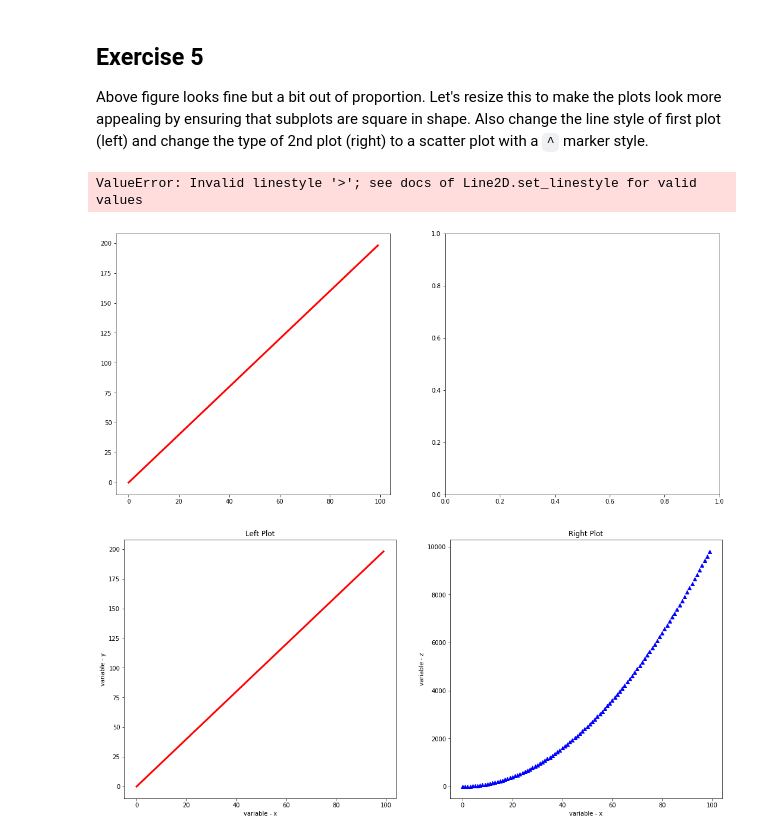
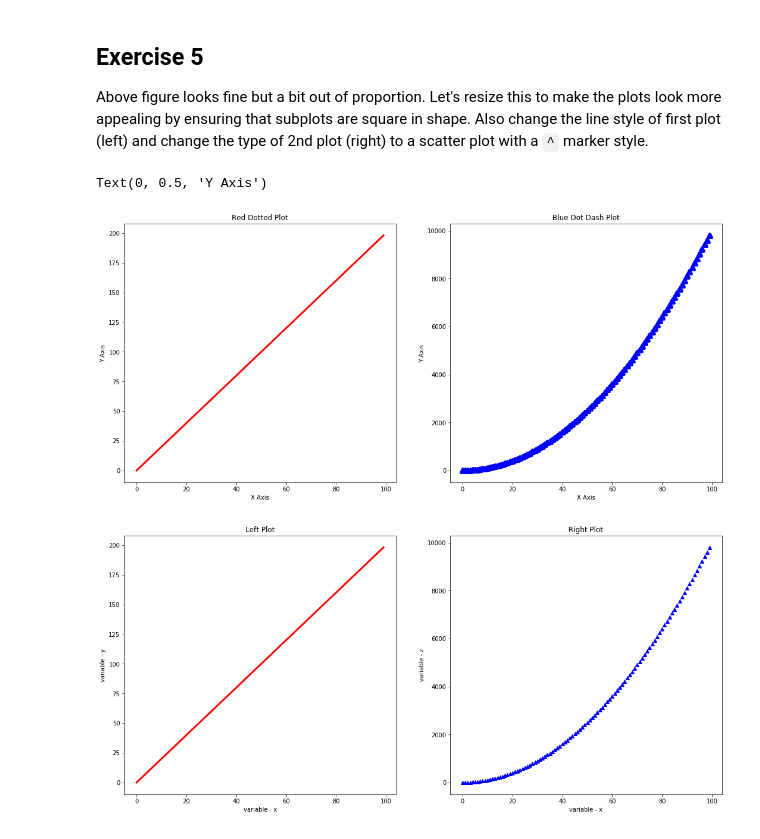
Before and after one commit to dlm6693/dsc-1-03-13-customizing-visualizations-with-matplotlib-lab-nyc-ds-career-031119, a Jupyter notebook: index.ipynb, the cells around one changed output. Saved outputs shown, nothing was run; the diff lists cells and outputs as text; code cells hidden in the pictures.

```diff
--- a/index.ipynb
+++ b/index.ipynb
@@ -161,18 +161,18 @@ Above figure looks fine but a bit out of proportion. Let's resize this to make t
 # %%
 fig = plt.figure(figsize=[18,8])
 ax1 = fig.add_subplot(121)
 ax2 = fig.add_subplot(122)
 ax1.plot(x,y, color='red', linewidth=3, linestyle='-')
-ax2.scatter(x,z, ,color='blue', linewidth=5, marker='')
+ax2.scatter(x,z, color='blue', linewidth=5, marker='^')
 ax1.set_title('Red Dotted Plot')
 ax2.set_title('Blue Dot Dash Plot')
 ax1.set_xlabel('X Axis')
 ax1.set_ylabel('Y Axis')
 ax2.set_xlabel('X Axis')
 ax2.set_ylabel('Y Axis')
 # %% [output]
-ValueError: Invalid linestyle '>'; see docs of Line2D.set_linestyle for valid values
+Text(0, 0.5, 'Y Axis')
-[figure, old version]
+[figure, new version]
 # %%
 # %% [output]
 [figure]
```
